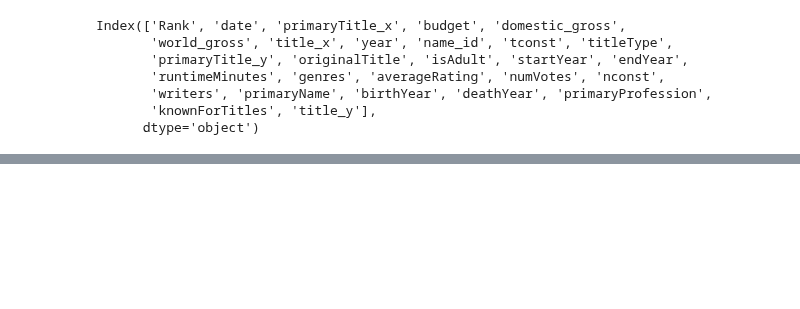
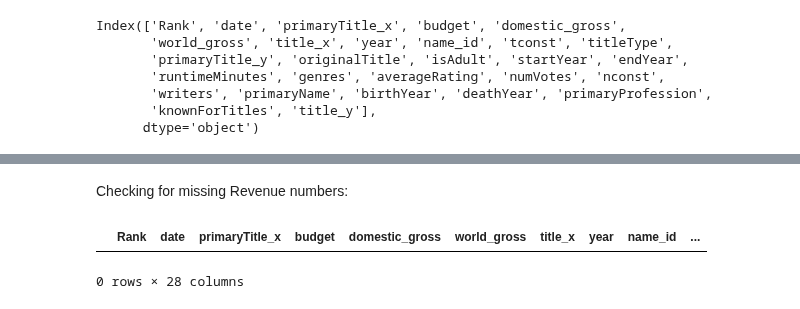
Before and after one commit to ParkerHar/Popular-Movie-Analysis, a Jupyter notebook: movie_data_merge.ipynb, the cells around one changed output, grey strips where cells are left out. Saved outputs shown, nothing was run; the diff lists cells and outputs as text; code cells hidden in the pictures; blank space fills up the shorter version.

```diff
--- a/movie_data_merge.ipynb
+++ b/movie_data_merge.ipynb
@@ -127,0 +162,7 @@ Index(['Rank', 'date', 'primaryTitle_x', 'budget', 'domestic_gross',
+# %% [markdown]
+Checking for missing Revenue numbers:
+# %%
+df[df['world_gross']==0]
+# %% [output]
+|  | Rank | date | primaryTitle_x | budget | domestic_gross | world_gross | title_x | year | name_id | ... |
+0 rows × 28 columns
```
Also changed, not shown: parts of 11 cells of this notebook, 1 other file.
